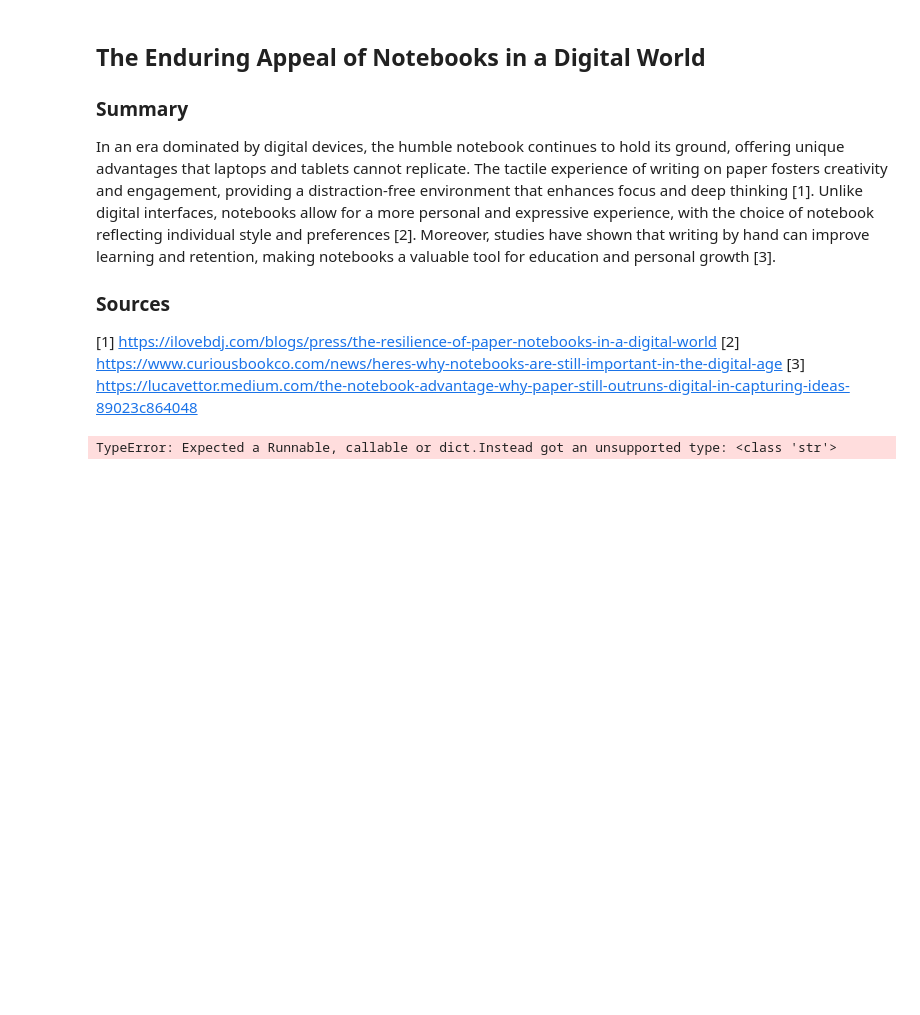
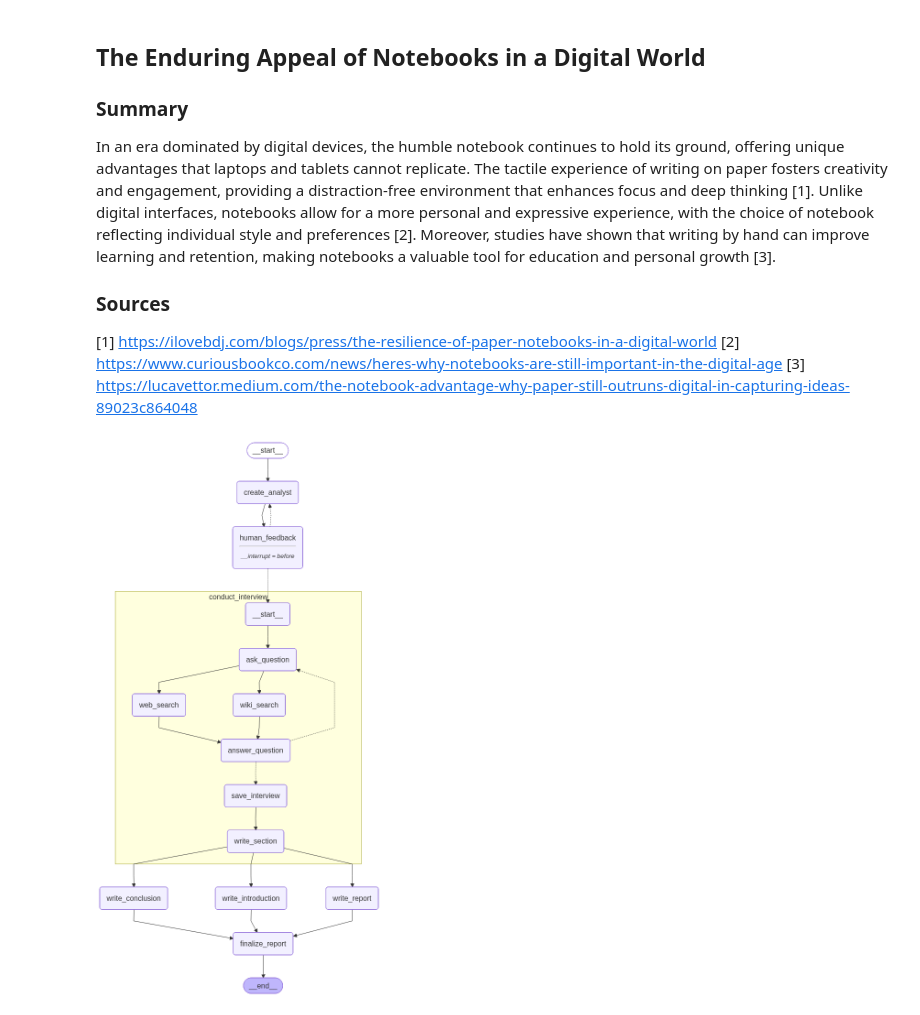
Before and after one commit to DeepanshuSharma1607/langgraph, a Jupyter notebook: lg_project.ipynb, the cells around one changed output. Drawn from its saved outputs; the diff is of its cells as text; code cells hidden in the pictures; blank space fills up the shorter version.

```diff
--- a/lg_project.ipynb
+++ b/lg_project.ipynb
@@ -46,7 +46,7 @@ from operator import add
 from typing import Annotated , List
 from pydantic import BaseModel , Field
 # %%
-CHAT_MISTRAL_API_KEY =
+CHAT_MISTRAL_API_KEY = "5fFPTFfy93LR7LeHacjUMBbcKxV67Eei"
 # %%
 llm = ChatMistralAI(
     model="mistral-small-2506",
@@ -176,7 +176,7 @@ def analyst_creator(state : OverallState):
 
   return {'analyst':analyst.analyst}
 # %%
-def human_feedback(state : OverallState):
+def human_feedback_node(state : OverallState):
   return state
 # %%
 def should_continue(state : OverallState):
@@ -188,7 +188,7 @@ def should_continue(state : OverallState):
 # %%
 builder = StateGraph(OverallState)
 builder.add_node("analyst_creator",analyst_creator)
-builder.add_node("human_feedback",human_feedback)
+builder.add_node("human_feedback",human_feedback_node)
 
 builder.add_edge(START , "analyst_creator")
 builder.add_edge("analyst_creator" , "human_feedback")
@@ -714,31 +714,31 @@ def finalize_report(state : ResearchGraphState):
 # %%
 builder = StateGraph(ResearchGraphState)
 builder.add_node('create_analyst',analyst_creator)
-builder.add_node('human_feedback',human_feedback)
+builder.add_node('human_feedback',human_feedback_node)
 builder.add_node('conduct_interview',graph1)
 builder.add_node('write_introduction',write_introduction)
 builder.add_node('write_conclusion',write_conclusion)
 builder.add_node('write_report',write_report)
 builder.add_node('finalize_report',finalize_report)
 
 builder.add_edge(START,'create_analyst')
 builder.add_edge('create_analyst','human_feedback')
 builder.add_conditional_edges("human_feedback",initiate_all_interviews , [
     "create_analyst" , "conduct_interview"
 ])
 builder.add_edge('conduct_interview','write_introduction')
 builder.add_edge('conduct_interview','write_conclusion')
 builder.add_edge('conduct_interview','write_report')
 builder.add_edge('write_report','finalize_report')
 builder.add_edge(['write_conclusion','write_report','write_introduction'],'finalize_report')
 builder.add_edge('finalize_report',END)
 
 memory = MemorySaver()
 
 graph = builder.compile(interrupt_before=['human_feedback'],checkpointer = memory)
 display(Image(graph.get_graph(xray=1).draw_mermaid_png()))
 # %% [output]
-TypeError: Expected a Runnable, callable or dict.Instead got an unsupported type: <class 'str'>
+[figure, added]
 # %%
 max_analyst = 3
 topic = "Newtons Law"
```
Also changed, not shown: parts of 7 cells of this notebook.
